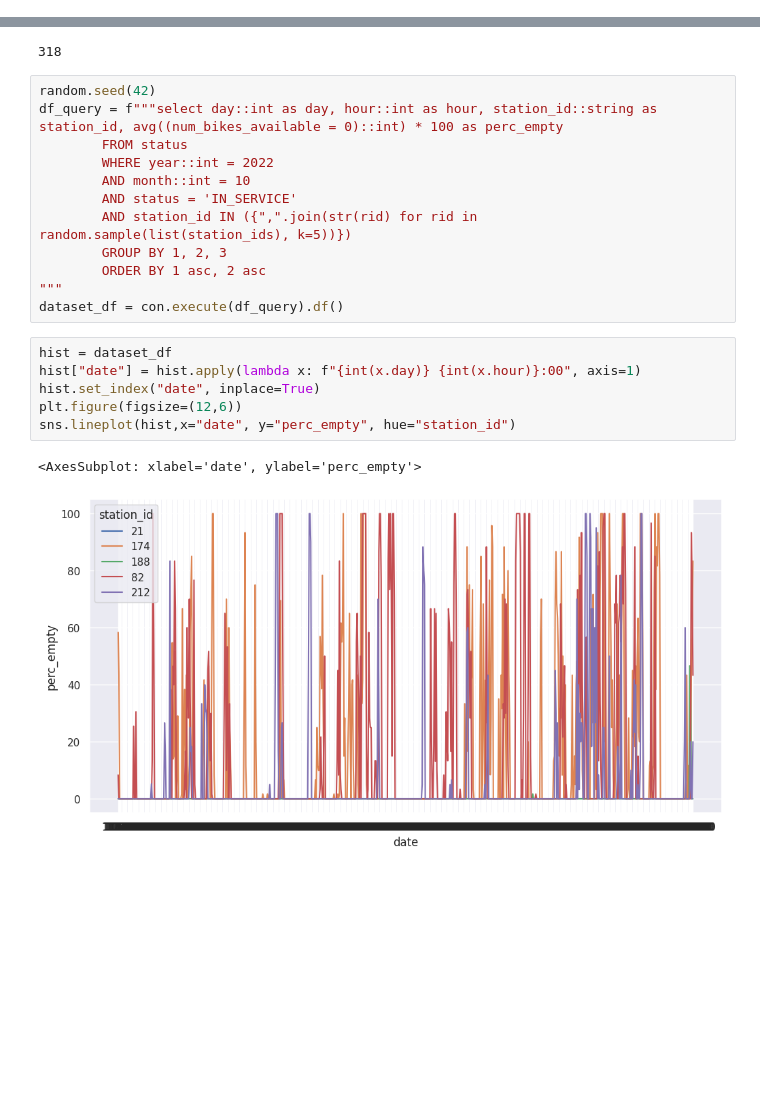
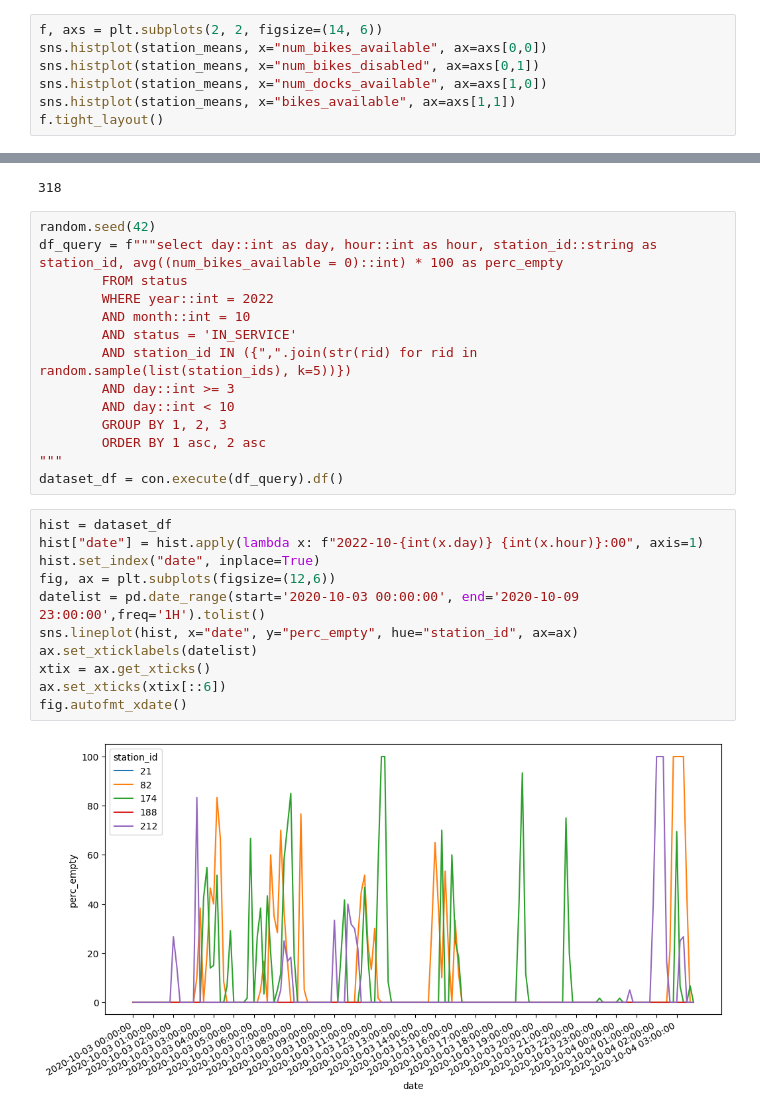
Before and after one commit to BicisBA/research, a Jupyter notebook: notebooks/stations.ipynb, the cells around one changed output, grey strips where cells are left out. Cells and saved outputs as stored; diff of their text form; blank space fills up the shorter version.

Commit message:
plot fixing

```diff
--- a/notebooks/stations.ipynb
+++ b/notebooks/stations.ipynb
@@ -69,0 +46,7 @@ sns.displot(station_means, x="num_bikes_available")
+# %%
+f, axs = plt.subplots(2, 2, figsize=(14, 6))
+sns.histplot(station_means, x="num_bikes_available", ax=axs[0,0])
+sns.histplot(station_means, x="num_bikes_disabled", ax=axs[0,1])
+sns.histplot(station_means, x="num_docks_available", ax=axs[1,0])
+sns.histplot(station_means, x="bikes_available", ax=axs[1,1])
+f.tight_layout()
@@ -106,16 +103,22 @@ df_query = f"""select day::int as day, hour::int as hour, station_id::string as
         AND month::int = 10
         AND status = 'IN_SERVICE'
         AND station_id IN ({",".join(str(rid) for rid in random.sample(list(station_ids), k=5))})
+        AND day::int >= 3
+        AND day::int < 10
         GROUP BY 1, 2, 3
         ORDER BY 1 asc, 2 asc
 """
 dataset_df = con.execute(df_query).df()
 # %%
 hist = dataset_df
-hist["date"] = hist.apply(lambda x: f"{int(x.day)} {int(x.hour)}:00", axis=1)
+hist["date"] = hist.apply(lambda x: f"2022-10-{int(x.day)} {int(x.hour)}:00", axis=1)
 hist.set_index("date", inplace=True)
-plt.figure(figsize=(12,6))
-sns.lineplot(hist,x="date", y="perc_empty", hue="station_id")
+fig, ax = plt.subplots(figsize=(12,6))
+datelist = pd.date_range(start='2020-10-03 00:00:00', end='2020-10-09 23:00:00',freq='1H').tolist()
+sns.lineplot(hist, x="date", y="perc_empty", hue="station_id", ax=ax)
+ax.set_xticklabels(datelist)
+xtix = ax.get_xticks()
+ax.set_xticks(xtix[::6])
+fig.autofmt_xdate()
 # %% [output]
-<AxesSubplot: xlabel='date', ylabel='perc_empty'>
-[figure, old version]
+[figure, new version]
```
Also changed, not shown: parts of 12 cells of this notebook, 4 other files.
